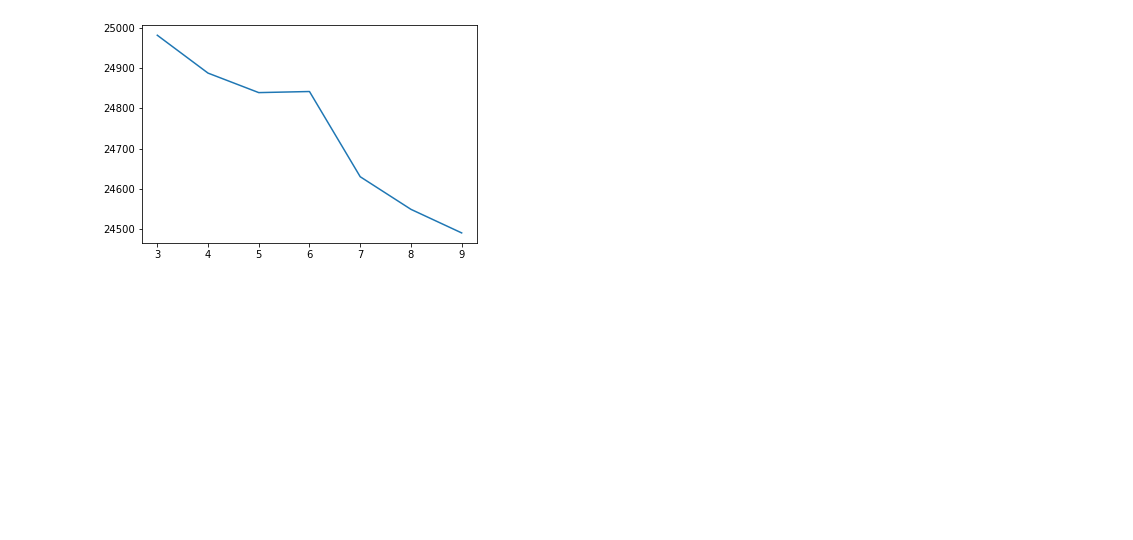
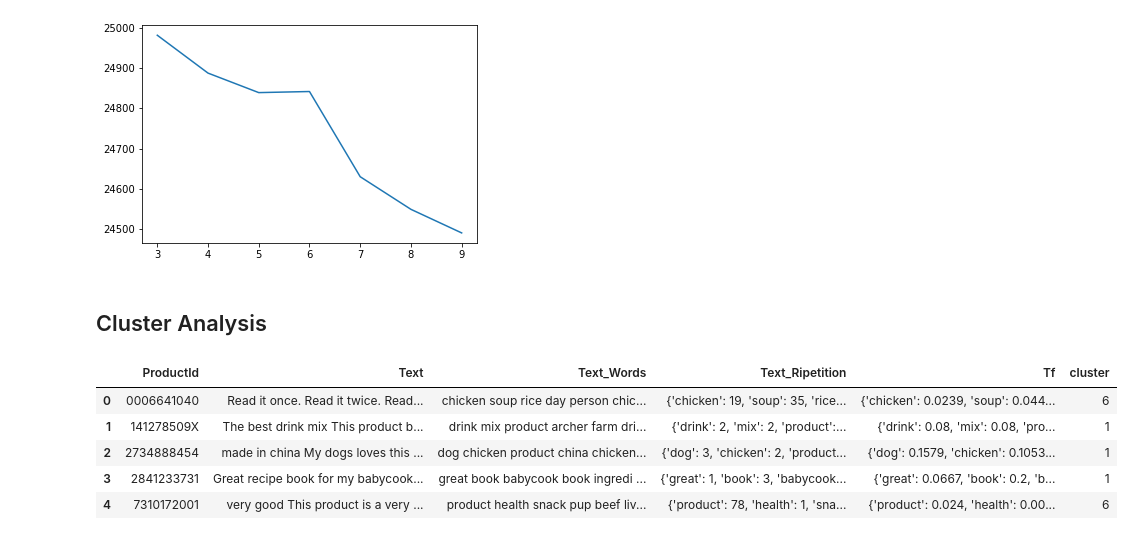
Before and after one commit to domenicocinque/ADM-HW4, a Jupyter notebook: HW4_Q2.ipynb, the cells around one changed output. Saved outputs shown, nothing was run; the diff lists cells and outputs as text; code cells hidden in the pictures; blank space fills up the shorter version.

```diff
--- a/HW4_Q2.ipynb
+++ b/HW4_Q2.ipynb
@@ -293,3 +323,8 @@ plt.plot(list(elbow.keys()), list(elbow.values()))
 # %% [output]
 [<matplotlib.lines.Line2D at 0x...>]
 [figure]
+# %% [markdown]
+## Cluster Analysis
+# %%
+from sklearn.cluster import KMeans
+kmeans = KMeans(n_clusters=8, random_state=0, init='k-means++').fit(matrix)
@@ -295,0 +337,9 @@ plt.plot(list(elbow.keys()), list(elbow.values()))
+# %%
+df.head()
+# %% [output]
+|  | ProductId | Text | Text_Words | Text_Ripetition | Tf | cluster |
+| 0 | 0006641040 | Read it once. Read it twice. Read... | chicken soup rice day person chic... | {'chicken': 19, 'soup': 35, 'rice... | {'chicken': 0.0239, 'soup': 0.044... | 6 |
+| 1 | 141278509X | The best drink mix This product b... | drink mix product archer farm dri... | {'drink': 2, 'mix': 2, 'product':... | {'drink': 0.08, 'mix': 0.08, 'pro... | 1 |
+| 2 | 2734888454 | made in china My dogs loves this ... | dog chicken product china chicken... | {'dog': 3, 'chicken': 2, 'product... | {'dog': 0.1579, 'chicken': 0.1053... | 1 |
+| 3 | 2841233731 | Great recipe book for my babycook... | great book babycook book ingredi ... | {'great': 1, 'book': 3, 'babycook... | {'great': 0.0667, 'book': 0.2, 'b... | 1 |
+| 4 | 7310172001 | very good This product is a very ... | product health snack pup beef liv... | {'product': 78, 'health': 1, 'sna... | {'product': 0.024, 'health': 0.00... | 6 |
```
Also changed, not shown: parts of 18 cells of this notebook.
